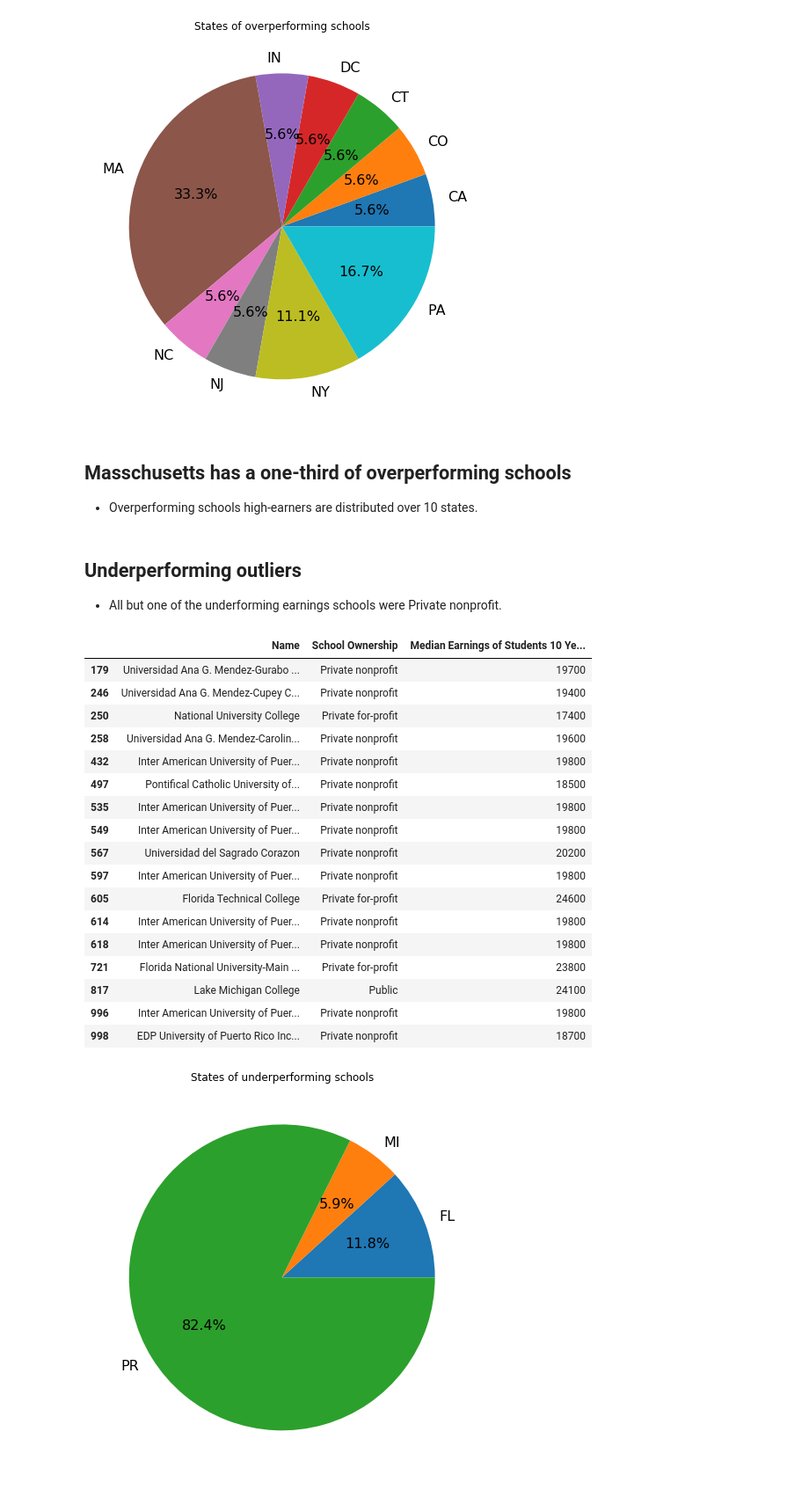
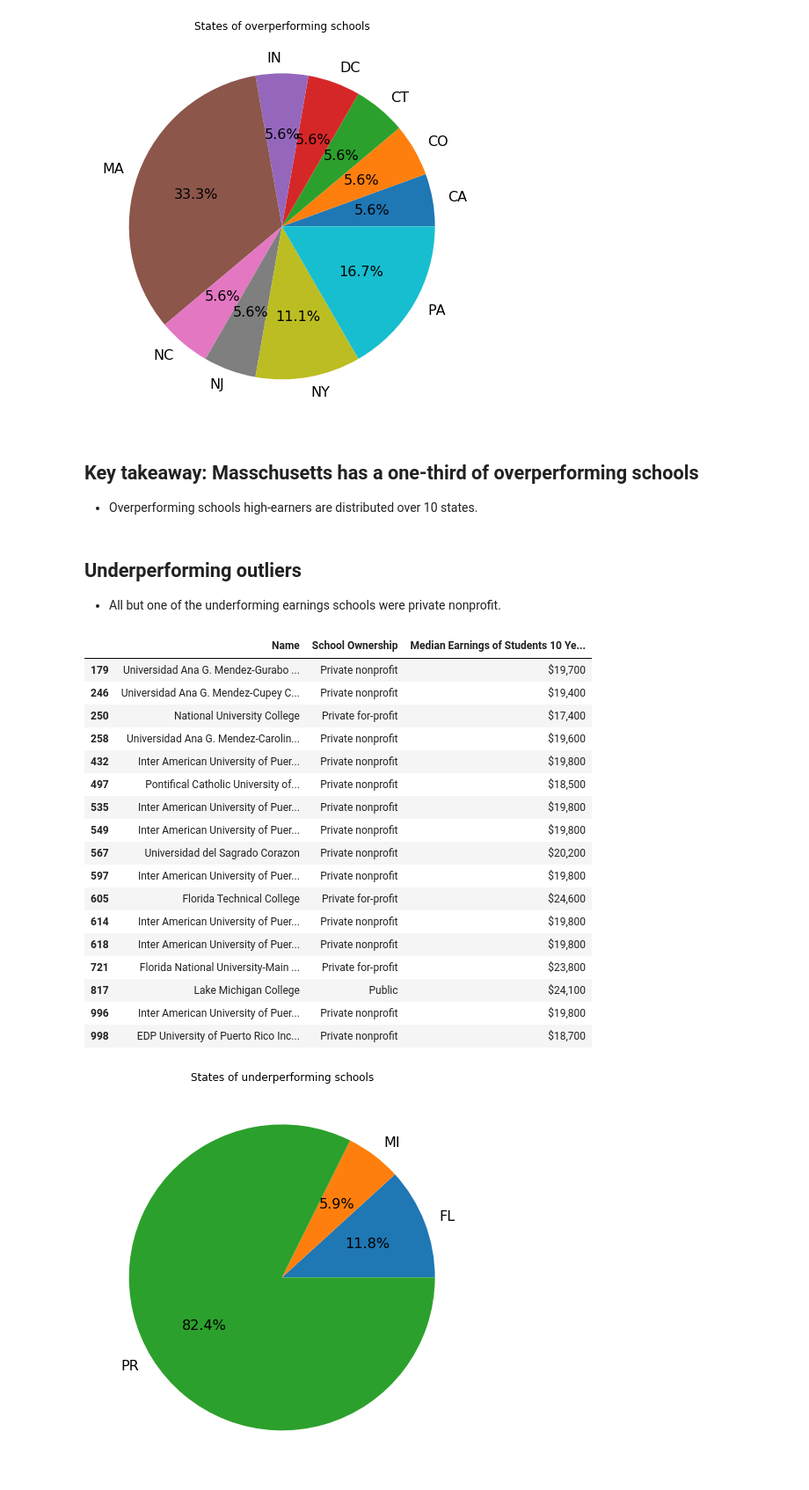
Before and after one commit to alexanderframe/CollegeAnalysis, a Jupyter notebook: Jadd_Analysis_School_Ownership_Student_Success.ipynb, the cells around one changed output. Shown: that part at 88% size. Cells and saved outputs as stored; diff of their text form; code cells hidden in the pictures.

```diff
--- a/Jadd_Analysis_School_Ownership_Student_Success.ipynb
+++ b/Jadd_Analysis_School_Ownership_Student_Success.ipynb
@@ -78,4 +78,7 @@ Name                                                972
 School Ownership                                    972
 Median Earnings of Students 10 Years After Entry    972
 dtype: int64
+# %%
+# Format dictionary to format DataFrame cells
+format_dict = {'Median Earnings of Students 10 Years After Entry':'${0:,.0f}', 'Completion Rate': '{:.2%}'}
 # %%
@@ -144,6 +157,6 @@ plt.show()
 # Subset the dataset for the schools that produce graduates that earn over $80,000.
 outperform = ownership_earnings_DF['Median Earnings of Students 10 Years After Entry'] > 80000
 ownership_earnings_DF[outperform].sort_values(by='Median Earnings of Students 10 Years After Entry', ascending=False)
-ownership_earnings_DF[outperform].style.set_table_styles([{'selector': 'tr:hover', 'props': [('background-color', 'yellow')]}])
+ownership_earnings_DF[outperform].style.set_table_styles([{'selector': 'tr:hover', 'props': [('background-color', 'yellow')]}]).format(format_dict)
 # %% [output]
 |  | Name | School Ownership | Median Earnings of Students 10 Ye... |
@@ -217,34 +223,35 @@ plt.show()
 # %% [output]
 [figure]
 # %% [markdown]
-## Masschusetts has a one-third of overperforming schools
+## Key takeaway: Masschusetts has a one-third of overperforming schools
 * Overperforming schools high-earners are distributed over 10 states.
 # %% [markdown]
 ## Underperforming outliers
-* All but one of the underforming earnings schools were Private nonprofit.
+* All but one of the underforming earnings schools were private nonprofit.
 # %%
 underperform = ownership_earnings_DF['Median Earnings of Students 10 Years After Entry'] < 25000
 ownership_earnings_DF[underperform].sort_values('Median Earnings of Students 10 Years After Entry', ascending=False)
-ownership_earnings_DF[underperform].style.set_table_styles([{'selector': 'tr:hover', 'props': [('background-color', 'yellow')]}])
+
+ownership_earnings_DF[underperform].style.set_table_styles([{'selector': 'tr:hover', 'props': [('background-color', 'yellow')]}]).format(format_dict)
 # %% [output]
 |  | Name | School Ownership | Median Earnings of Students 10 Ye... |
-| 179 | Universidad Ana G. Mendez-Gurabo ... | Private nonprofit | 19700 |
-| 246 | Universidad Ana G. Mendez-Cupey C... | Private nonprofit | 19400 |
-| 250 | National University College | Private for-profit | 17400 |
-| 258 | Universidad Ana G. Mendez-Carolin... | Private nonprofit | 19600 |
-| 432 | Inter American University of Puer... | Private nonprofit | 19800 |
-| 497 | Pontifical Catholic University of... | Private nonprofit | 18500 |
-| 535 | Inter American University of Puer... | Private nonprofit | 19800 |
-| 549 | Inter American University of Puer... | Private nonprofit | 19800 |
-| 567 | Universidad del Sagrado Corazon | Private nonprofit | 20200 |
-| 597 | Inter American University of Puer... | Private nonprofit | 19800 |
-| 605 | Florida Technical College | Private for-profit | 24600 |
-| 614 | Inter American University of Puer... | Private nonprofit | 19800 |
-| 618 | Inter American University of Puer... | Private nonprofit | 19800 |
-| 721 | Florida National University-Main ... | Private for-profit | 23800 |
-| 817 | Lake Michigan College | Public | 24100 |
-| 996 | Inter American University of Puer... | Private nonprofit | 19800 |
-| 998 | EDP University of Puerto Rico Inc... | Private nonprofit | 18700 |
+| 179 | Universidad Ana G. Mendez-Gurabo ... | Private nonprofit | $19,700 |
+| 246 | Universidad Ana G. Mendez-Cupey C... | Private nonprofit | $19,400 |
+| 250 | National University College | Private for-profit | $17,400 |
+| 258 | Universidad Ana G. Mendez-Carolin... | Private nonprofit | $19,600 |
+| 432 | Inter American University of Puer... | Private nonprofit | $19,800 |
+| 497 | Pontifical Catholic University of... | Private nonprofit | $18,500 |
+| 535 | Inter American University of Puer... | Private nonprofit | $19,800 |
+| 549 | Inter American University of Puer... | Private nonprofit | $19,800 |
+| 567 | Universidad del Sagrado Corazon | Private nonprofit | $20,200 |
+| 597 | Inter American University of Puer... | Private nonprofit | $19,800 |
+| 605 | Florida Technical College | Private for-profit | $24,600 |
+| 614 | Inter American University of Puer... | Private nonprofit | $19,800 |
+| 618 | Inter American University of Puer... | Private nonprofit | $19,800 |
+| 721 | Florida National University-Main ... | Private for-profit | $23,800 |
+| 817 | Lake Michigan College | Public | $24,100 |
+| 996 | Inter American University of Puer... | Private nonprofit | $19,800 |
+| 998 | EDP University of Puerto Rico Inc... | Private nonprofit | $18,700 |
 # %%
 underperform_schools = schoolDF['Median Earnings of Students 10 Years After Entry'] < 25000
 pie_underperform = schoolDF[underperform_schools].groupby('State')['Name'].nunique().plot.pie(y='State', figsize=(8,8),
```
Also changed, not shown: parts of 27 cells of this notebook.
